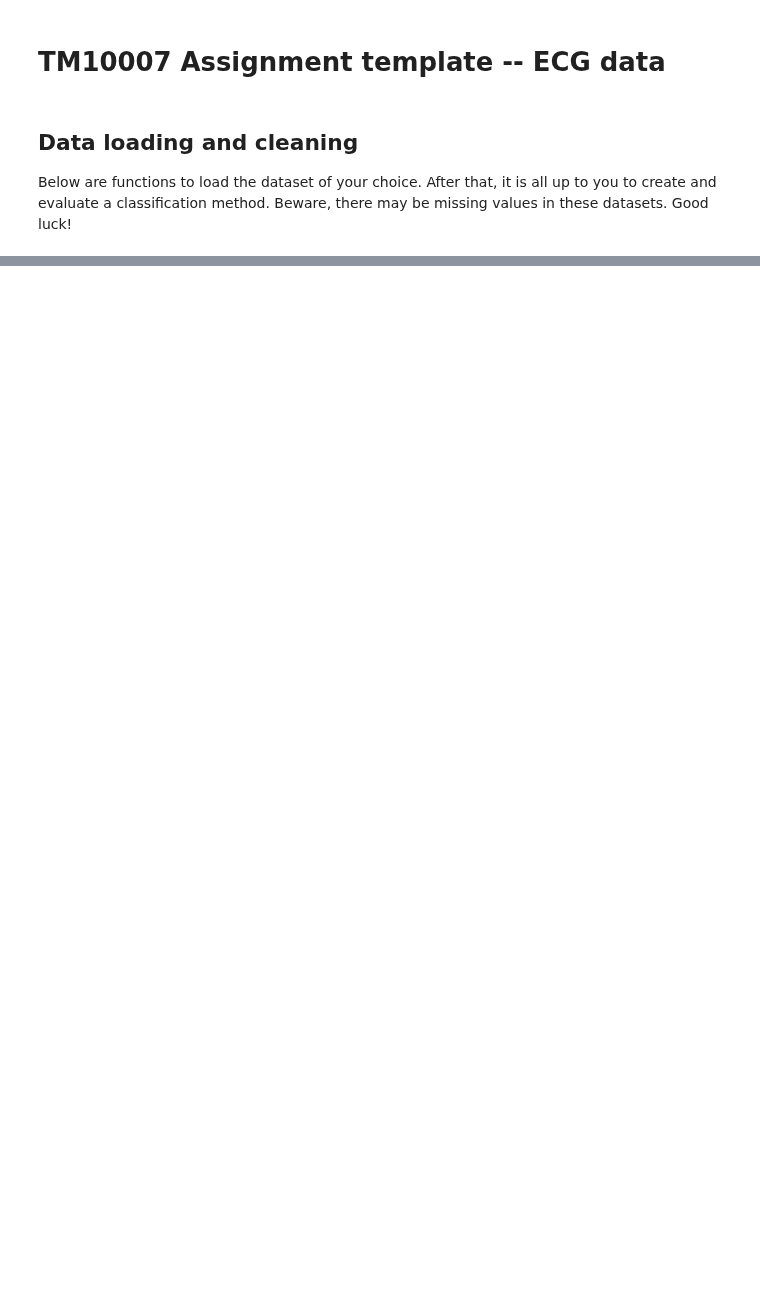
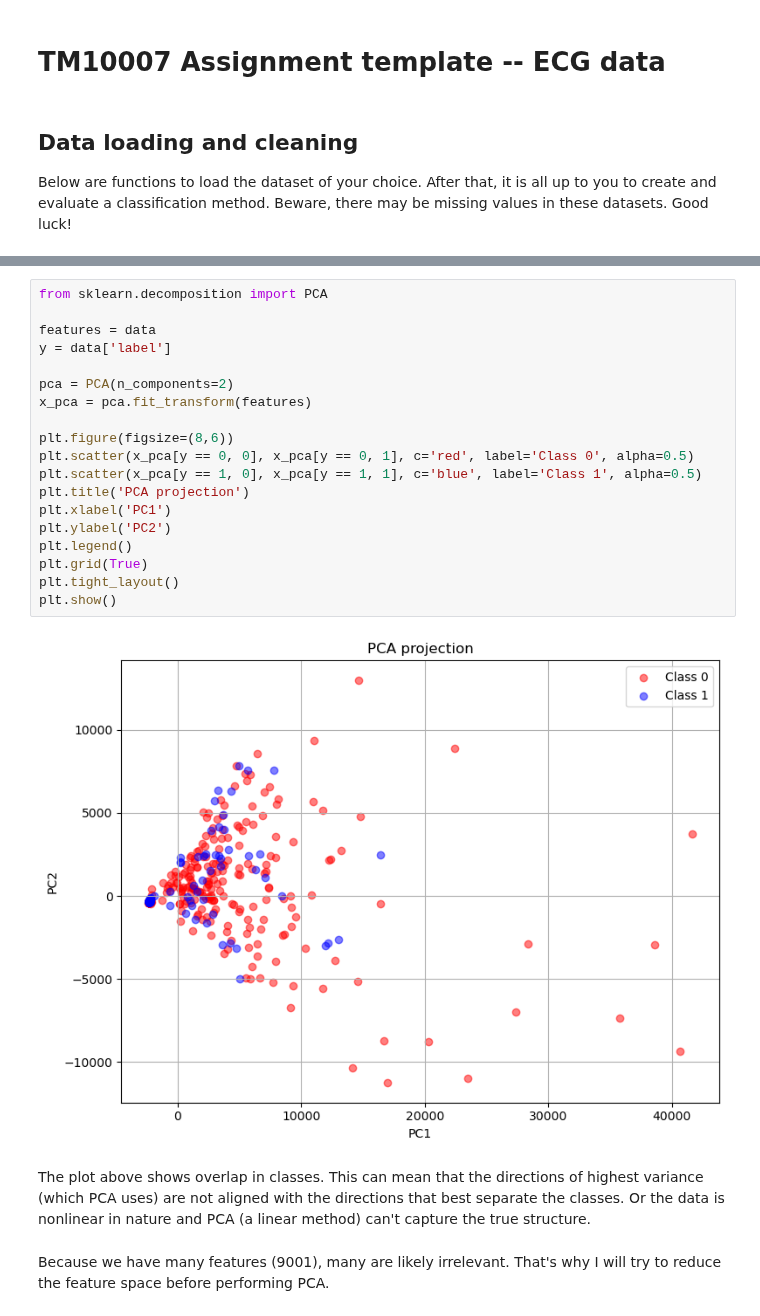
Before and after one commit to A-Bosselaar/TM10007-Machine-Learning-assignment, a Jupyter notebook: assignment_ecg.ipynb, the cells around one changed output, grey strips where cells are left out. Saved outputs shown, nothing was run; the diff lists cells and outputs as text; blank space fills up the shorter version.

Commit message:
Tried various feature selection methods

```diff
--- a/assignment_ecg.ipynb
+++ b/assignment_ecg.ipynb
@@ -39,0 +131,25 @@ plt.show()
+# %%
+from sklearn.decomposition import PCA
+
+features = data
+y = data['label']
+
+pca = PCA(n_components=2)
+x_pca = pca.fit_transform(features)
+
+plt.figure(figsize=(8,6))
+plt.scatter(x_pca[y == 0, 0], x_pca[y == 0, 1], c='red', label='Class 0', alpha=0.5)
+plt.scatter(x_pca[y == 1, 0], x_pca[y == 1, 1], c='blue', label='Class 1', alpha=0.5)
+plt.title('PCA projection')
+plt.xlabel('PC1')
+plt.ylabel('PC2')
+plt.legend()
+plt.grid(True)
+plt.tight_layout()
+plt.show()
+# %% [output]
+[figure, added]
+# %% [markdown]
+The plot above shows overlap in classes. This can mean that the directions of highest variance (which PCA uses) are not aligned with the directions that best separate the classes. Or the data is nonlinear in nature and PCA (a linear method) can't capture the true structure.
+# %% [markdown]
+Because we have many features (9001), many are likely irrelevant. That's why I will try to reduce the feature space before performing PCA.
```
Also changed, not shown: parts of 6 cells of this notebook.
